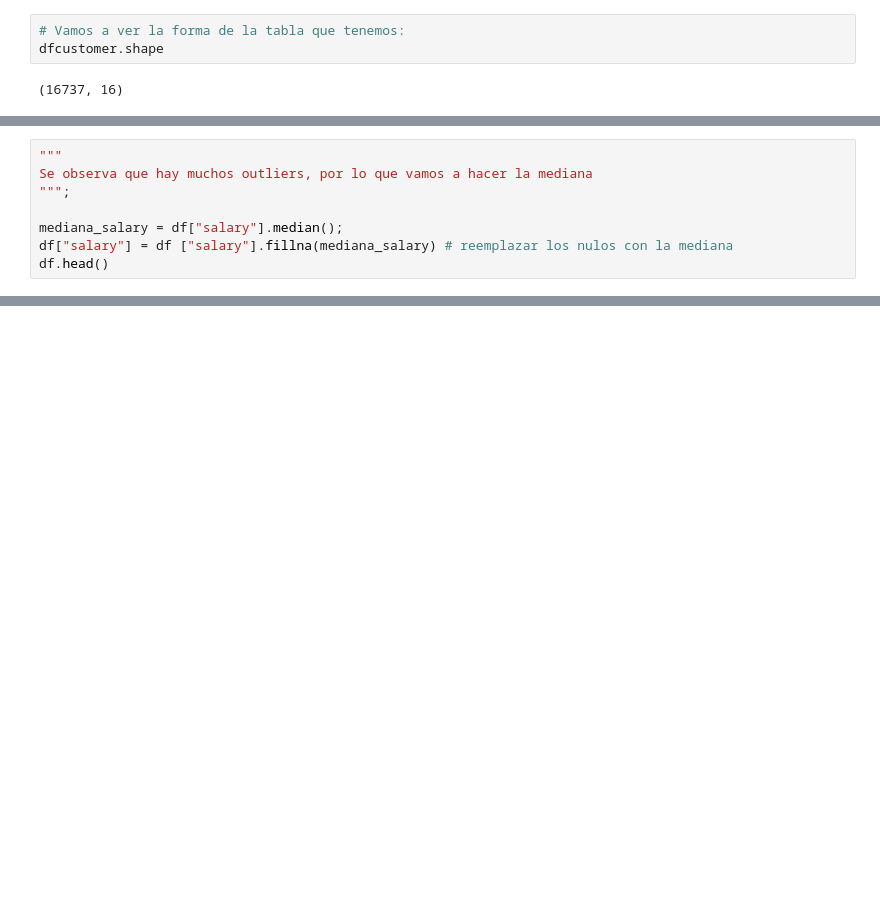
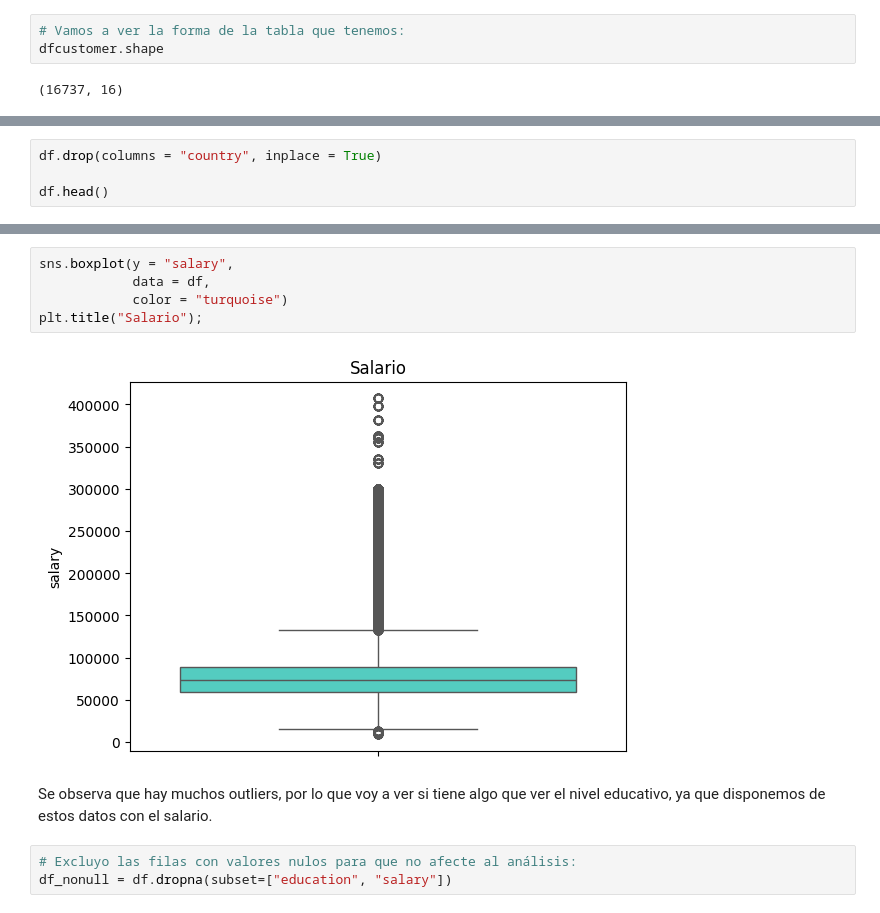
Before and after one commit to Adalab/bda-modulo-3-evaluacion-final-lopezleyre, a Jupyter notebook: leyre-evaluacion_modulo3.ipynb, the cells around one changed output, grey strips where cells are left out. Drawn from its saved outputs; the diff is of its cells as text; blank space fills up the shorter version.

```diff
--- a/leyre-evaluacion_modulo3.ipynb
+++ b/leyre-evaluacion_modulo3.ipynb
@@ -234,8 +221,0 @@ sns.boxplot(y = "salary",
-# %%
-"""
-Se observa que hay muchos outliers, por lo que vamos a hacer la mediana
-""";
-
-mediana_salary = df["salary"].median();
-df["salary"] = df ["salary"].fillna(mediana_salary) # reemplazar los nulos con la mediana
-df.head()
@@ -248,0 +239,4 @@ df.head()
+# %%
+df.drop(columns = "country", inplace = True)
+
+df.head()
@@ -248,0 +275,12 @@ df.head()
+# %%
+sns.boxplot(y = "salary",
+            data = df,
+            color = "turquoise")
+plt.title("Salario");
+# %% [output]
+[figure, added]
+# %% [markdown]
+Se observa que hay muchos outliers, por lo que voy a ver si tiene algo que ver el nivel educativo, ya que disponemos de estos datos con el salario.
+# %%
+# Excluyo las filas con valores nulos para que no afecte al análisis:
+df_nonull = df.dropna(subset=["education", "salary"])
```
Also changed, not shown: parts of 57 cells of this notebook.
